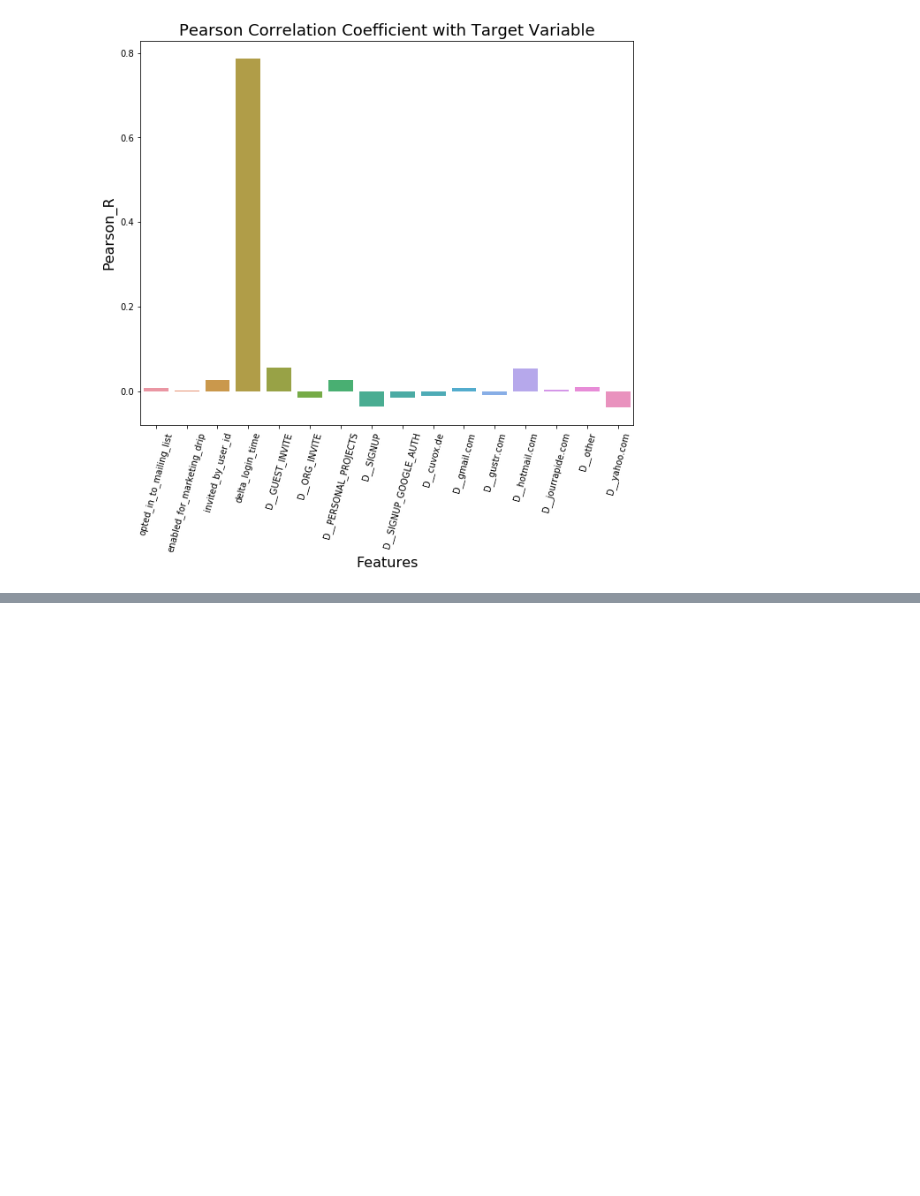
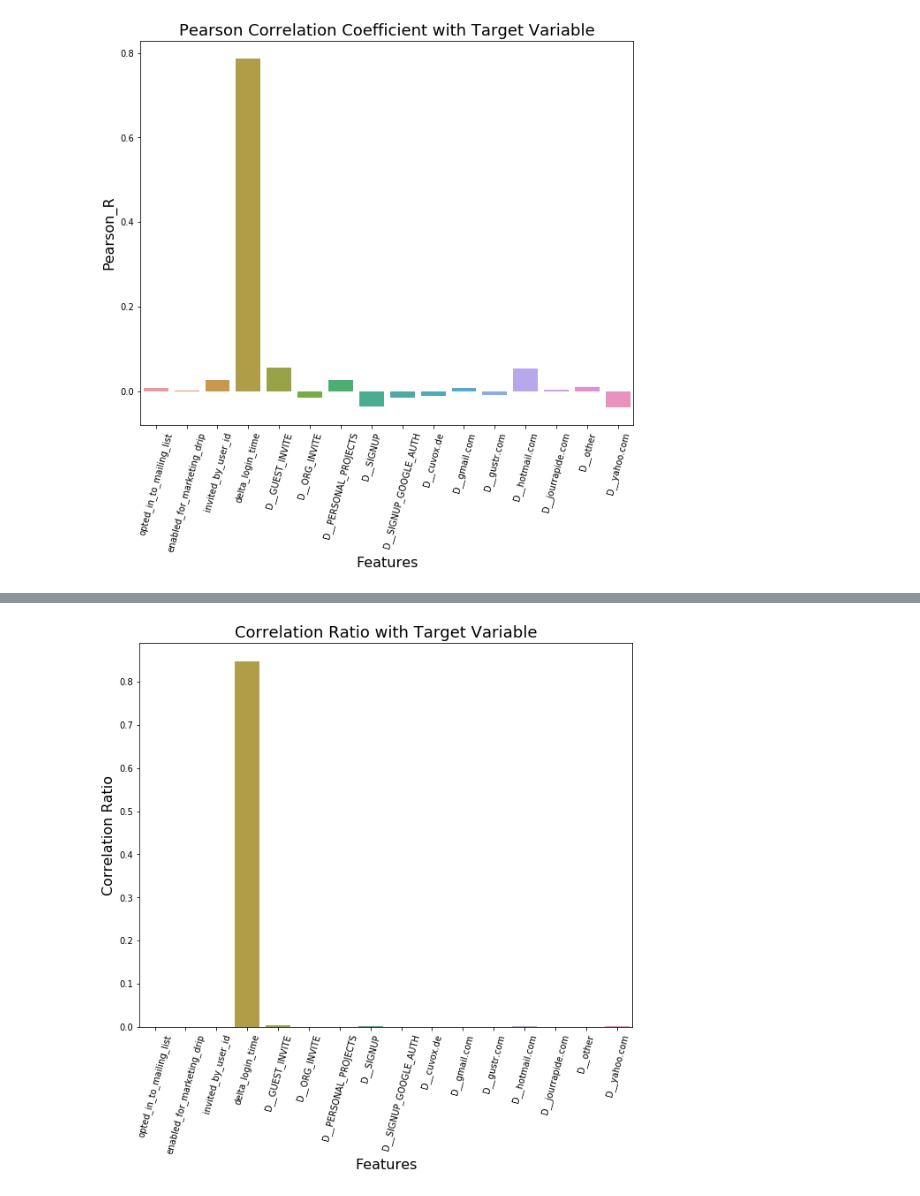
Before and after one commit to danfeldman90/Springboard-projects, a Jupyter notebook: Relax_Challenge/Relax_Challenge.ipynb, the cells around one changed output, grey strips where cells are left out. Drawn from its saved outputs; the diff is of its cells as text; code cells hidden in the pictures; blank space fills up the shorter version.

```diff
--- a/Relax_Challenge/Relax_Challenge.ipynb
+++ b/Relax_Challenge/Relax_Challenge.ipynb
@@ -325,0 +378,28 @@ Given the time constraints of this challenge, and the recommendation of only spe
+# %%
+def correlation_ratio(categories, measurements):
+
+    fcat, _ = pd.factorize(categories)
+    cat_num = np.max(fcat) + 1
+    y_avg_array = np.zeros(cat_num)
+    n_array = np.zeros(cat_num)
+
+    for i in range(0, cat_num):
+        cat_measures = measurements[np.argwhere(fcat == i).flatten()]
+        n_array[i] = len(cat_measures)
+        y_avg_array[i] = np.average(cat_measures)
+    y_total_avg = np.sum(np.multiply(y_avg_array, n_array)) / np.sum(n_array)
+
+    numerator = np.sum(np.multiply(n_array, np.power(np.subtract(y_avg_array, y_total_avg), 2)))
+    denominator = np.sum(np.power(np.subtract(measurements, y_total_avg), 2))
+    if numerator == 0:
+        eta = 0.0
+    else:
+        eta = numerator / denominator
+    return eta
+# %%
+corr_vals = np.zeros(len(corr_df.Feature.values))
+#p_vals = r_vals.copy()
+
+for i, feature in enumerate(corr_df.Feature.values):
+    corr_vals[i] = correlation_ratio(X[feature].values, y)
+corr_df['correlation_ratio_vals'] = corr_vals
@@ -325,0 +426,10 @@ Given the time constraints of this challenge, and the recommendation of only spe
+# %%
+fig, axes = plt.subplots(figsize=(10,8))
+sns.barplot(x='Feature', y='correlation_ratio_vals', data=corr_df)
+_ = axes.set_title("Correlation Ratio with Target Variable", fontsize=18)
+_ = axes.set_xlabel('Features', fontsize=16)
+_ = axes.set_ylabel('Correlation Ratio', fontsize=16)
+plt.xticks(rotation=75)
+plt.show()
+# %% [output]
+[figure, added]
```
Also changed, not shown: parts of 9 cells of this notebook, 2 other files.
